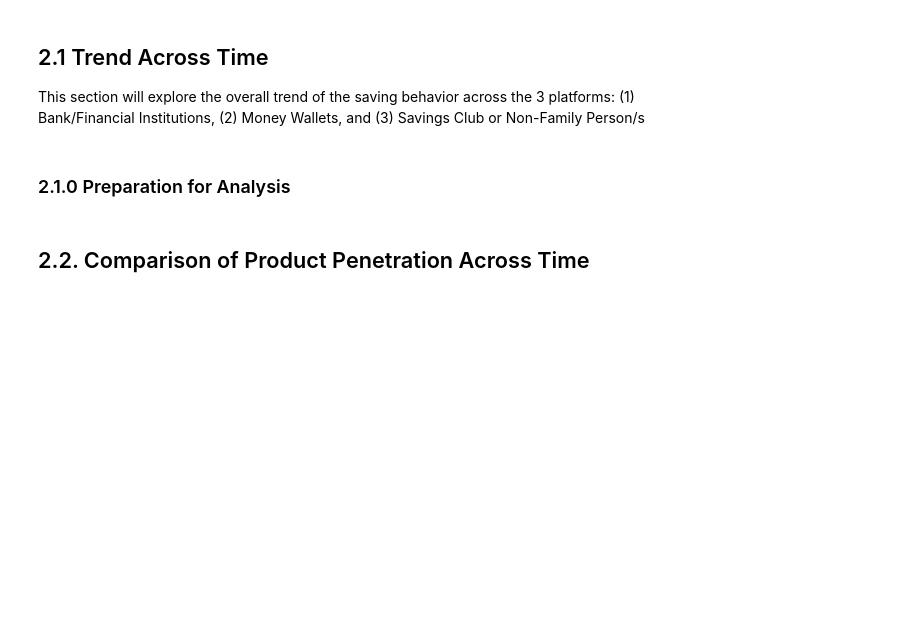
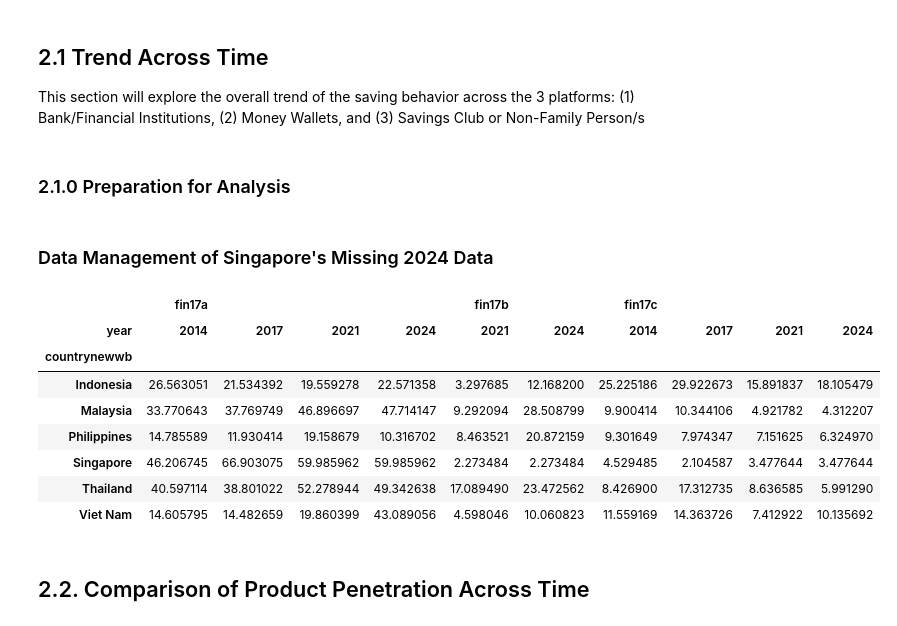
Before and after one commit to christianvibar/mab2115_finals, a Jupyter notebook: notebooks/2.2 Analysis of ASEAN 6 Saving Behavior.ipynb, the cells around one changed output. Cells and saved outputs as stored; diff of their text form; code cells hidden in the pictures; blank space fills up the shorter version.

```diff
--- a/notebooks/2.2 Analysis of ASEAN 6 Saving Behavior.ipynb
+++ b/notebooks/2.2 Analysis of ASEAN 6 Saving Behavior.ipynb
@@ -285,6 +190,30 @@ def compare_over_time(df_, col_, chartname_, y_label_):
     df_mean.reset_index(inplace=True)
     calculate_prct_change(df_mean)
     display(df_mean)
+# %% [markdown]
+### Data Management of Singapore's Missing 2024 Data
+# %%
+df_all = df_all_prep.copy()
+col_list = ['fin17a','fin17b','fin17c']
+
+def impute_sg_2024_null(df_, col_):
+    value = df_.loc[(df_['countrynewwb'] == 'Singapore')& (df_['year'] == 2021)][col_].unique()[0]
+    df_.loc[(df_['countrynewwb'] == 'Singapore')& (df_['year'] == 2024), col_] = df_.loc[(df_['countrynewwb'] == 'Singapore')& (df_['year'] == 2024), col_].fillna(value)
+
+for col_ in col_list:
+    impute_sg_2024_null(df_all, col_)
+
+df_all.pivot_table(index='countrynewwb', columns='year', values=['fin17a','fin17b','fin17c'], sort=True)*100
+# %% [output]
+|  | fin17a |  |  |  | fin17b |  | fin17c |  |  |  |
+| year | 2014 | 2017 | 2021 | 2024 | 2021 | 2024 | 2014 | 2017 | 2021 | 2024 |
+| countrynewwb |  |  |  |  |  |  |  |  |  |  |
+| Indonesia | 26.563051 | 21.534392 | 19.559278 | 22.571358 | 3.297685 | 12.168200 | 25.225186 | 29.922673 | 15.891837 | 18.105479 |
+| Malaysia | 33.770643 | 37.769749 | 46.896697 | 47.714147 | 9.292094 | 28.508799 | 9.900414 | 10.344106 | 4.921782 | 4.312207 |
+| Philippines | 14.785589 | 11.930414 | 19.158679 | 10.316702 | 8.463521 | 20.872159 | 9.301649 | 7.974347 | 7.151625 | 6.324970 |
+| Singapore | 46.206745 | 66.903075 | 59.985962 | 59.985962 | 2.273484 | 2.273484 | 4.529485 | 2.104587 | 3.477644 | 3.477644 |
+| Thailand | 40.597114 | 38.801022 | 52.278944 | 49.342638 | 17.089490 | 23.472562 | 8.426900 | 17.312735 | 8.636585 | 5.991290 |
+| Viet Nam | 14.605795 | 14.482659 | 19.860399 | 43.089056 | 4.598046 | 10.060823 | 11.559169 | 14.363726 | 7.412922 | 10.135692 |
 # %% [markdown]
 ## 2.2. Comparison of Product Penetration Across Time
 # %%
```
Also changed, not shown: parts of 16 cells of this notebook.
